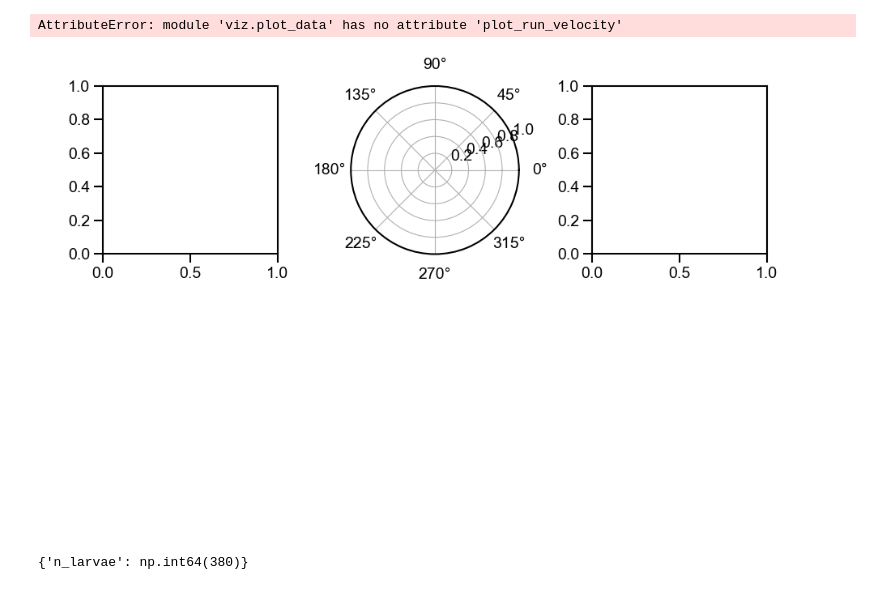
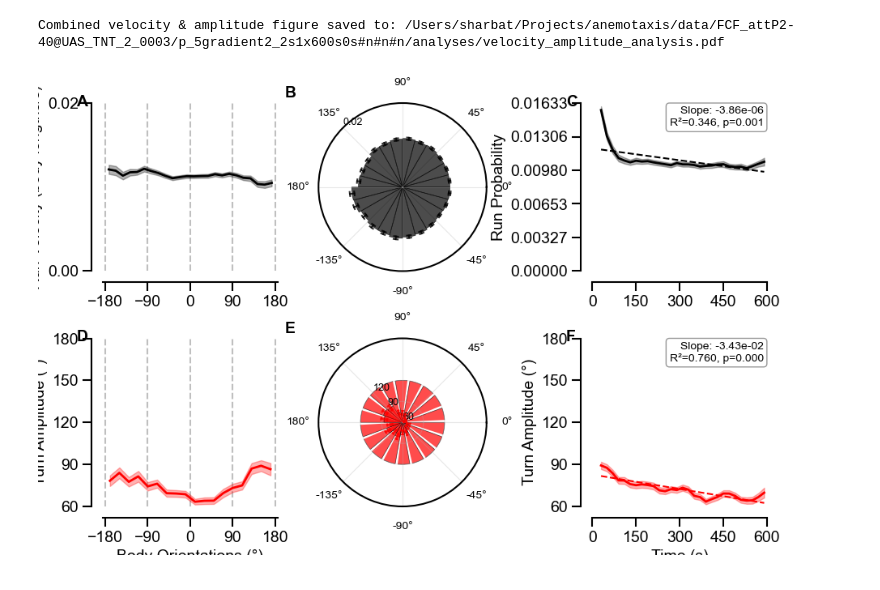
Before and after one commit to sharbatc/anemotaxis, a Jupyter notebook: scripts/analyze_combined.ipynb, the cells around one changed output. Drawn from its saved outputs; the diff is of its cells as text; code cells hidden in the pictures.

```diff
--- a/scripts/analyze_combined.ipynb
+++ b/scripts/analyze_combined.ipynb
@@ -454,5 +477,7 @@ print(result_files)
 # %%
-output_dir = '/Users/sharbat/Projects/anemotaxis/data/FCF_attP2-40@UAS_TNT_2_0003/p_5gradient2_2s1x600s0s#n#n#n/analyses'
+output_dir = os.path.join(base_path_control, 'analyses')
+# output_dir = os.path.join(base_path_experiment, 'analyses')
+
 os.makedirs(output_dir, exist_ok=True)
 
 # Combine all analysis results (matching analyze_single_anemotaxis.ipynb)
@@ -669,20 +684,22 @@ ax_vel1 = fig_combined.add_subplot(gs_combined[0, 0])
 ax_vel2 = fig_combined.add_subplot(gs_combined[0, 1], projection='polar')
 ax_vel3 = fig_combined.add_subplot(gs_combined[0, 2])
 
-
 # Linear plot
-plot_data.plot_run_velocity(combined_velocity, ax=ax_vel1, show_xlabel=False, ylabel='Run Velocity (body lengths/s)')
+plot_data.plot_orientation_histogram(combined_velocity, ax=ax_vel1, show_xlabel=False, ylabel='Run Velocity (body lengths/s)')
+ax_vel1.text(-0.15, 1.05, 'A', transform=ax_vel1.transAxes, fontsize=14, fontweight='bold', va='top', ha='left')
 
 # Polar plot
-plot_data.plot_run_velocity_polar(combined_velocity, ax=ax_vel2, bar_style=True, tick_fontsize=10)
+plot_data.plot_orientation_histogram_polar(combined_velocity, ax=ax_vel2, bar_style=True, tick_fontsize=10)
 ax_vel2_pos = ax_vel2.get_position()
 ax_vel2.set_position([ax_vel2_pos.x0 - 0.04, ax_vel2_pos.y0, ax_vel2_pos.width, ax_vel2_pos.height])
+ax_vel2.text(-0.2, 1.1, 'B', transform=ax_vel2.transAxes, fontsize=14, fontweight='bold', va='top', ha='left')
 
 # Time series plot
-plot_data.plot_run_velocity_over_time(
-    combined_velocity_time, ylabel='Run Velocity (body lengths/s)',
+plot_data.plot_metric_over_time(
+    combined_velocity_time, color='black', ylabel='Run Velocity (body lengths/s)',
     show_individuals=False, show_error=True, ax=ax_vel3, show_xlabel=False
 )
+ax_vel3.text(-0.15, 1.05, 'C', transform=ax_vel3.transAxes, fontsize=14, fontweight='bold', va='top', ha='left')
 
 # Row 2: Turn Amplitude Analysis
 ax_amp1 = fig_combined.add_subplot(gs_combined[1, 0])
@@ -693,54 +710,44 @@ ax_amp3 = fig_combined.add_subplot(gs_combined[1, 2])
 min_amp = 60
 
 # Check if we have ANY valid (non-NaN) data
 if combined_turn_amp and 'mean_hist' in combined_turn_amp:
     mean_hist = np.array(combined_turn_amp['mean_hist'])
     has_data = np.any(~np.isnan(mean_hist))
 else:
     has_data = False
 
-
 # Linear plot
-plot_data.plot_turn_amplitudes(combined_turn_amp, ax=ax_amp1, ylabel='Turn Amplitude (°)', show_xlabel=True, min_amplitude=min_amp)
+plot_data.plot_orientation_histogram(combined_turn_amp, ax=ax_amp1, ylabel='Turn Amplitude (°)',
+                                     show_xlabel=True, min_amplitude=min_amp, plot_type='turn_amplitude')
+ax_amp1.text(-0.15, 1.05, 'D', transform=ax_amp1.transAxes, fontsize=14, fontweight='bold', va='top', ha='left')
 
 # Polar plot - only if there's valid data
-plot_data.plot_turn_amplitudes_polar(combined_turn_amp, ax=ax_amp2, bar_style=True,
-                                    tick_fontsize=10, min_amplitude=min_amp)
+plot_data.plot_orientation_histogram_polar(combined_turn_amp, ax=ax_amp2, bar_style=True,
+                                    tick_fontsize=10, min_amplitude=min_amp, plot_type='turn_amplitude')
 ax_amp2_pos = ax_amp2.get_position()
 ax_amp2.set_position([ax_amp2_pos.x0 - 0.04, ax_amp2_pos.y0, ax_amp2_pos.width, ax_amp2_pos.height])
+ax_amp2.text(-0.2, 1.1, 'E', transform=ax_amp2.transAxes, fontsize=14, fontweight='bold', va='top', ha='left')
 
 # Time series plot
-plot_data.plot_turn_amplitudes_over_time(
-    combined_turn_amp_time, ylabel='Turn Amplitude (°)',
+plot_data.plot_metric_over_time(
+    combined_turn_amp_time, plot_type='turn_amplitude',
     show_individuals=False, show_error=True, ax=ax_amp3, show_xlabel=True,
     min_amplitude=min_amp
 )
-
+ax_amp3.text(-0.15, 1.05, 'F', transform=ax_amp3.transAxes, fontsize=14, fontweight='bold', va='top', ha='left')
 
 # Save the combined figure
 fig_combined.savefig(os.path.join(output_dir, 'velocity_amplitude_analysis.pdf'),
                     bbox_inches='tight',
                     dpi=300,
                     transparent=True,
                     facecolor='none')
 print(f"Combined velocity & amplitude figure saved to: {os.path.join(output_dir, 'velocity_amplitude_analysis.pdf')}")
 
 plt.show()
-######### WHY DOES IT HAVE NaN SAVED AND NOTHING ELSE!!!!!!!!! ##########
-######### WHY DOES IT HAVE NaN SAVED AND NOTHING ELSE!!!!!!!!! ##########
-######### WHY DOES IT HAVE NaN SAVED AND NOTHING ELSE!!!!!!!!! ##########
-######### WHY DOES IT HAVE NaN SAVED AND NOTHING ELSE!!!!!!!!! ##########
 # %% [output]
-AttributeError: module 'viz.plot_data' has no attribute 'plot_run_velocity'
+Combined velocity & amplitude figure saved to: /Users/sharbat/Projects/anemotaxis/data/FCF_attP2-40@UAS_TNT_2_0003/p_5gradient2_2s1x600s0s#n#n#n/analyses/velocity_amplitude_analysis.pdf
-[figure, old version]
+[figure, new version]
-# %%
-combined_bias_last
-######### WHY DOES IT HAVE NaN SAVED AND NOTHING ELSE!!!!!!!!! ##########
-######### WHY DOES IT HAVE NaN SAVED AND NOTHING ELSE!!!!!!!!! ##########
-######### WHY DOES IT HAVE NaN SAVED AND NOTHING ELSE!!!!!!!!! ##########
-######### WHY DOES IT HAVE NaN SAVED AND NOTHING ELSE!!!!!!!!! ##########
-# %% [output]
-{'n_larvae': np.int64(380)}
 # %%
 # 3. Plot time series
 fig_time = plot_data.plot_navigational_index_over_time(
```
Also changed, not shown: parts of 10 cells of this notebook, 5 other files.
